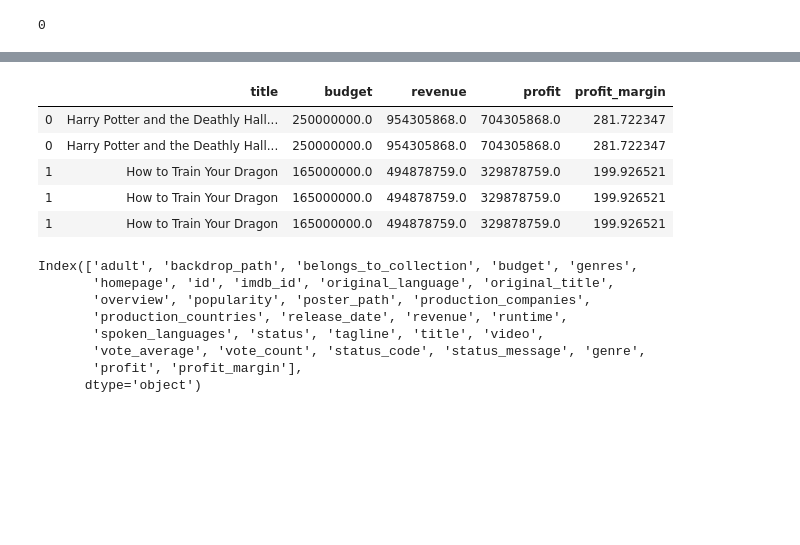
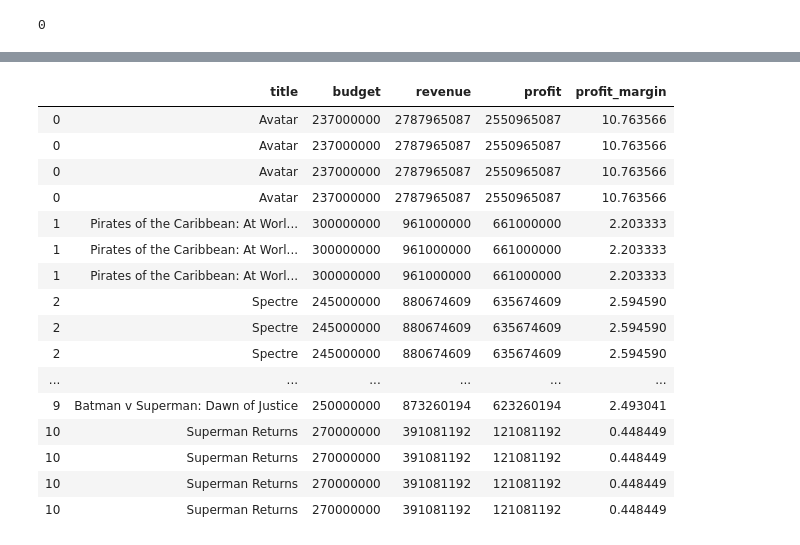
Before and after one commit to jhusney1/dsc-mod-1-project-v2-1-onl01-dtsc-ft-070620, a Jupyter notebook: student.ipynb, the cells around one changed output, grey strips where cells are left out. Saved outputs shown, nothing was run; the diff lists cells and outputs as text; code cells hidden in the pictures; blank space fills up the shorter version.

```diff
--- a/student.ipynb
+++ b/student.ipynb
@@ -29,10 +32,9 @@ Before analyzing the data, it must first be retrieved. Inside the package given
 # %%
-df = pd.read_csv('zippedData/tmdb.movies.csv.gz')
-# print(len(df))
-# print(df.columns)
-movie_ids = []
-for index, rows in df.iterrows():
-    if int(df['release_date'][0].split('-')[0]) > 2000:
-        my_list = [rows.id]
-        movie_ids.append(my_list)
-print(movie_ids[:20])
+df = pd.read_csv('zippedData/tmdb_5000_movies.csv')
+
+# movie_ids = []
+# for index, rows in df.iterrows():
+#     if int(df['release_date'][0].split('-')[0]) > 2000:
+#         my_list = [rows.id]
+#         movie_ids.append(my_list)
+# print(movie_ids[:20])
@@ -108,2 +138,2 @@ Upon inspecting the data, it became clear that there are many movies missing cer
 # %%
-df = df[~df['genres'].isna()]
+# df = df[~df['genres'].isna()]
@@ -175,0 +165,3 @@ df
+# %%
+import ast
+df['genres'] = df['genres'].map(ast.literal_eval)
@@ -204,25 +194,25 @@ genre_df_explode = df.explode('genre')
 # %%
 genre_df_explode['profit'] = genre_df_explode['revenue'] - genre_df_explode['budget']
 # %%
-genre_df_explode['profit_margin'] = (genre_df_explode['profit'] / genre_df_explode['budget'])*100
+genre_df_explode['profit_margin'] = (genre_df_explode['profit'] / genre_df_explode['budget'])
 # %%
-genre_df_explode[['title','budget','revenue', 'profit','profit_margin']].head()
+genre_df_explode[['title','budget','revenue', 'profit','profit_margin']].head(35)
 # %% [output]
 |  | title | budget | revenue | profit | profit_margin |
-| 0 | Harry Potter and the Deathly Hall... | 250000000.0 | 954305868.0 | 704305868.0 | 281.722347 |
-| 0 | Harry Potter and the Deathly Hall... | 250000000.0 | 954305868.0 | 704305868.0 | 281.722347 |
-| 1 | How to Train Your Dragon | 165000000.0 | 494878759.0 | 329878759.0 | 199.926521 |
-| 1 | How to Train Your Dragon | 165000000.0 | 494878759.0 | 329878759.0 | 199.926521 |
-| 1 | How to Train Your Dragon | 165000000.0 | 494878759.0 | 329878759.0 | 199.926521 |
+| 0 | Avatar | 237000000 | 2787965087 | 2550965087 | 10.763566 |
+| 0 | Avatar | 237000000 | 2787965087 | 2550965087 | 10.763566 |
+| 0 | Avatar | 237000000 | 2787965087 | 2550965087 | 10.763566 |
+| 0 | Avatar | 237000000 | 2787965087 | 2550965087 | 10.763566 |
+| 1 | Pirates of the Caribbean: At Worl... | 300000000 | 961000000 | 661000000 | 2.203333 |
+| 1 | Pirates of the Caribbean: At Worl... | 300000000 | 961000000 | 661000000 | 2.203333 |
+| 1 | Pirates of the Caribbean: At Worl... | 300000000 | 961000000 | 661000000 | 2.203333 |
+| 2 | Spectre | 245000000 | 880674609 | 635674609 | 2.594590 |
+| 2 | Spectre | 245000000 | 880674609 | 635674609 | 2.594590 |
+| 2 | Spectre | 245000000 | 880674609 | 635674609 | 2.594590 |
+| ... | ... | ... | ... | ... | ... |
+| 9 | Batman v Superman: Dawn of Justice | 250000000 | 873260194 | 623260194 | 2.493041 |
+| 10 | Superman Returns | 270000000 | 391081192 | 121081192 | 0.448449 |
+| 10 | Superman Returns | 270000000 | 391081192 | 121081192 | 0.448449 |
+| 10 | Superman Returns | 270000000 | 391081192 | 121081192 | 0.448449 |
+| 10 | Superman Returns | 270000000 | 391081192 | 121081192 | 0.448449 |
-# %%
-genre_df_explode.columns
-# %% [output]
-Index(['adult', 'backdrop_path', 'belongs_to_collection', 'budget', 'genres',
-       'homepage', 'id', 'imdb_id', 'original_language', 'original_title',
-       'overview', 'popularity', 'poster_path', 'production_companies',
-       'production_countries', 'release_date', 'revenue', 'runtime',
-       'spoken_languages', 'status', 'tagline', 'title', 'video',
-       'vote_average', 'vote_count', 'status_code', 'status_message', 'genre',
-       'profit', 'profit_margin'],
-      dtype='object')
 # %%
```
Also changed, not shown: parts of 55 cells of this notebook.
